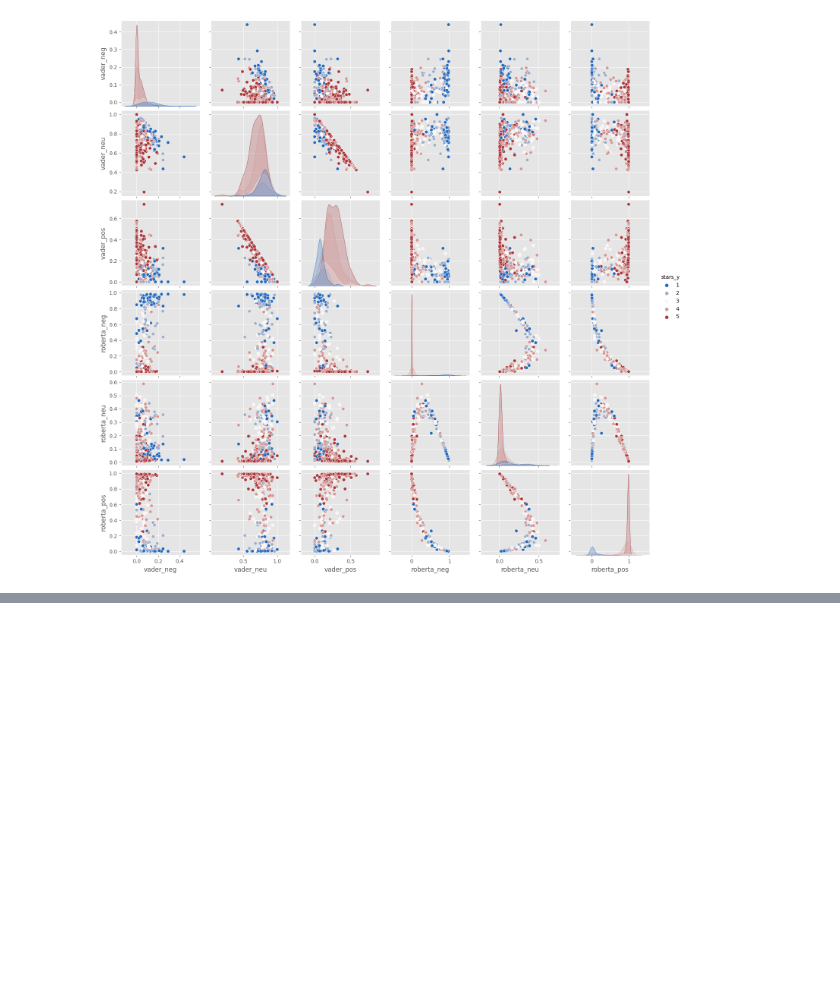
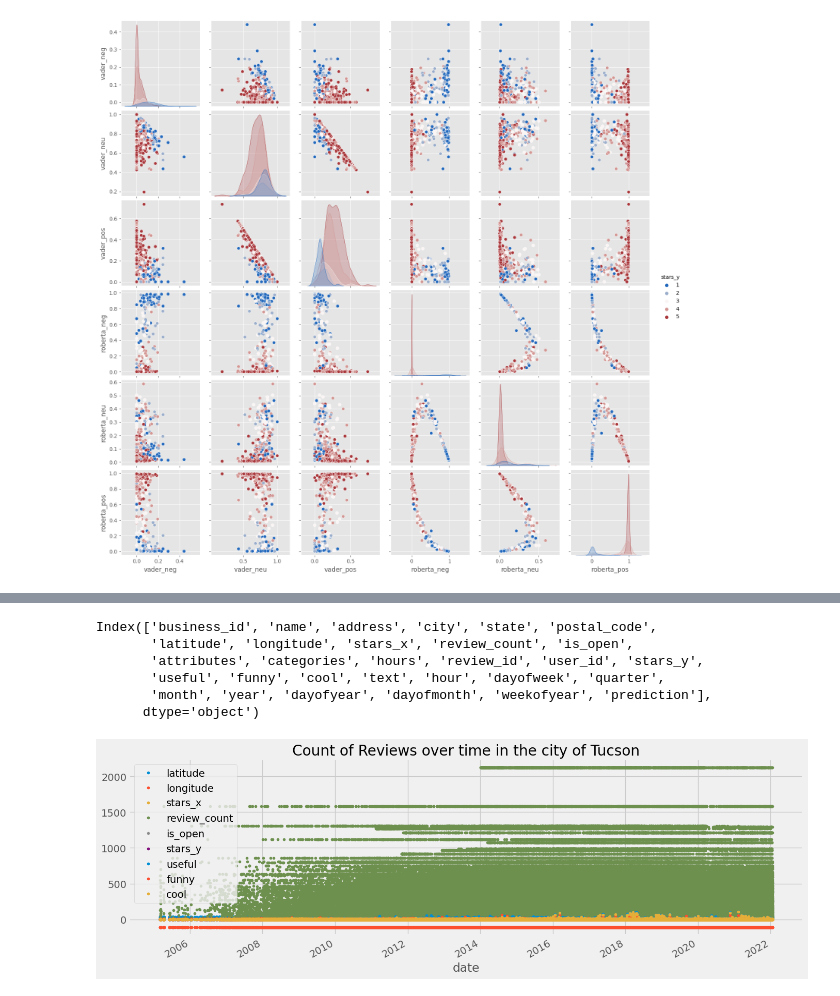
Before and after one commit to Sandokhan/yelp_project, a Jupyter notebook: wip_sentimentAnalysis.ipynb, the cells around one changed output, grey strips where cells are left out. Drawn from its saved outputs; the diff is of its cells as text; code cells hidden in the pictures; blank space fills up the shorter version.

Commit message:
Started working with time-series forecasting

```diff
--- a/wip_sentimentAnalysis.ipynb
+++ b/wip_sentimentAnalysis.ipynb
@@ -441,0 +462,21 @@ plt.show()
+# %%
+# tail comand on the dataset
+tucson_data.columns
+# %% [output]
+Index(['business_id', 'name', 'address', 'city', 'state', 'postal_code',
+       'latitude', 'longitude', 'stars_x', 'review_count', 'is_open',
+       'attributes', 'categories', 'hours', 'review_id', 'user_id', 'stars_y',
+       'useful', 'funny', 'cool', 'text', 'hour', 'dayofweek', 'quarter',
+       'month', 'year', 'dayofyear', 'dayofmonth', 'weekofyear', 'prediction'],
+      dtype='object')
+# %%
+#set the date to index
+tucson_data = tucson_data.set_index('date')
+tucson_data.index = pd.to_datetime(tucson_data.index)
+# %%
+tucson_data.plot(style='.',
+        figsize=(15, 5),
+        title= 'Count of Reviews over time in the city of Tucson')
+plt.show() # note: we should look at the green results, which represent the number of reviews!
+# %% [output]
+[figure, added]
```
Also changed, not shown: parts of 18 cells of this notebook.
